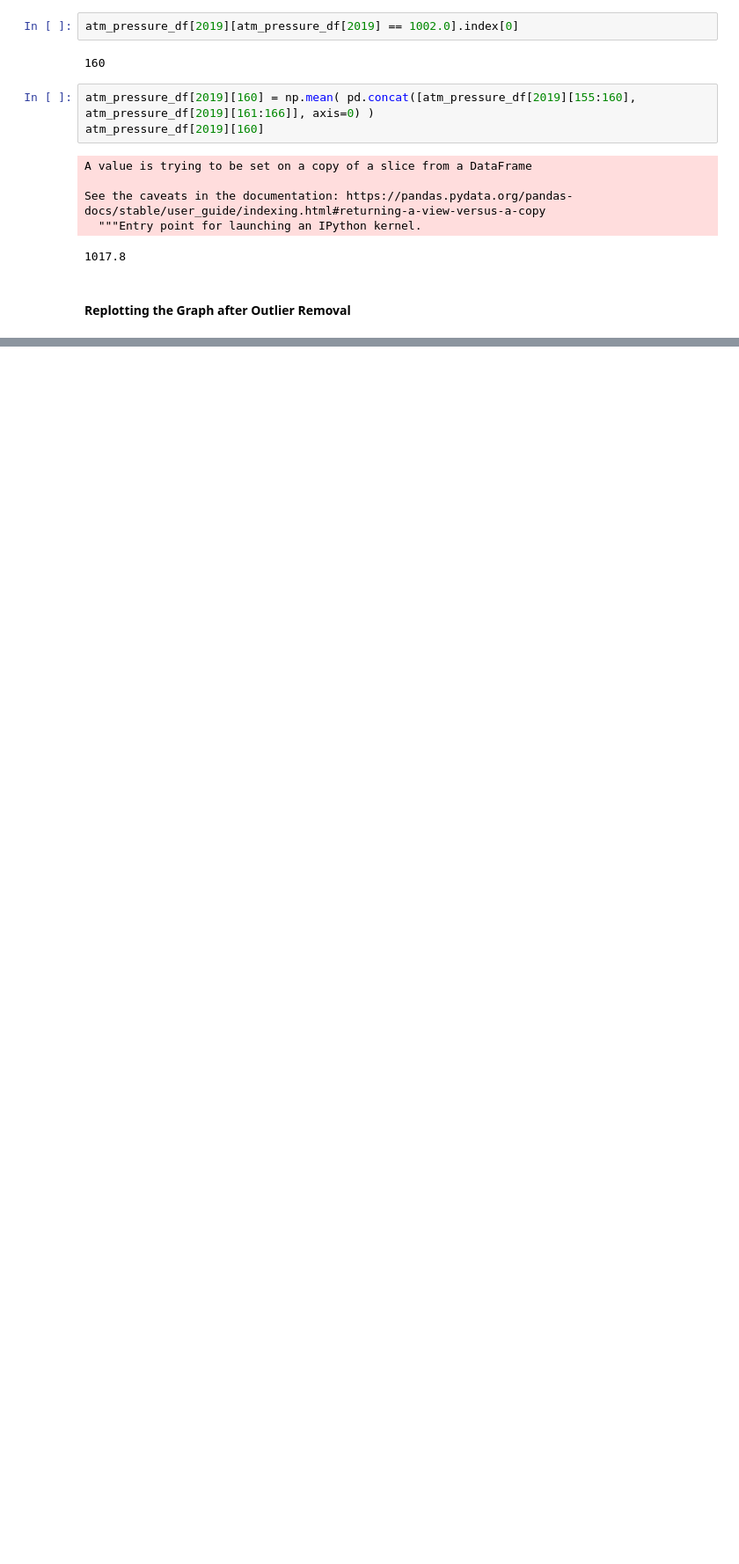
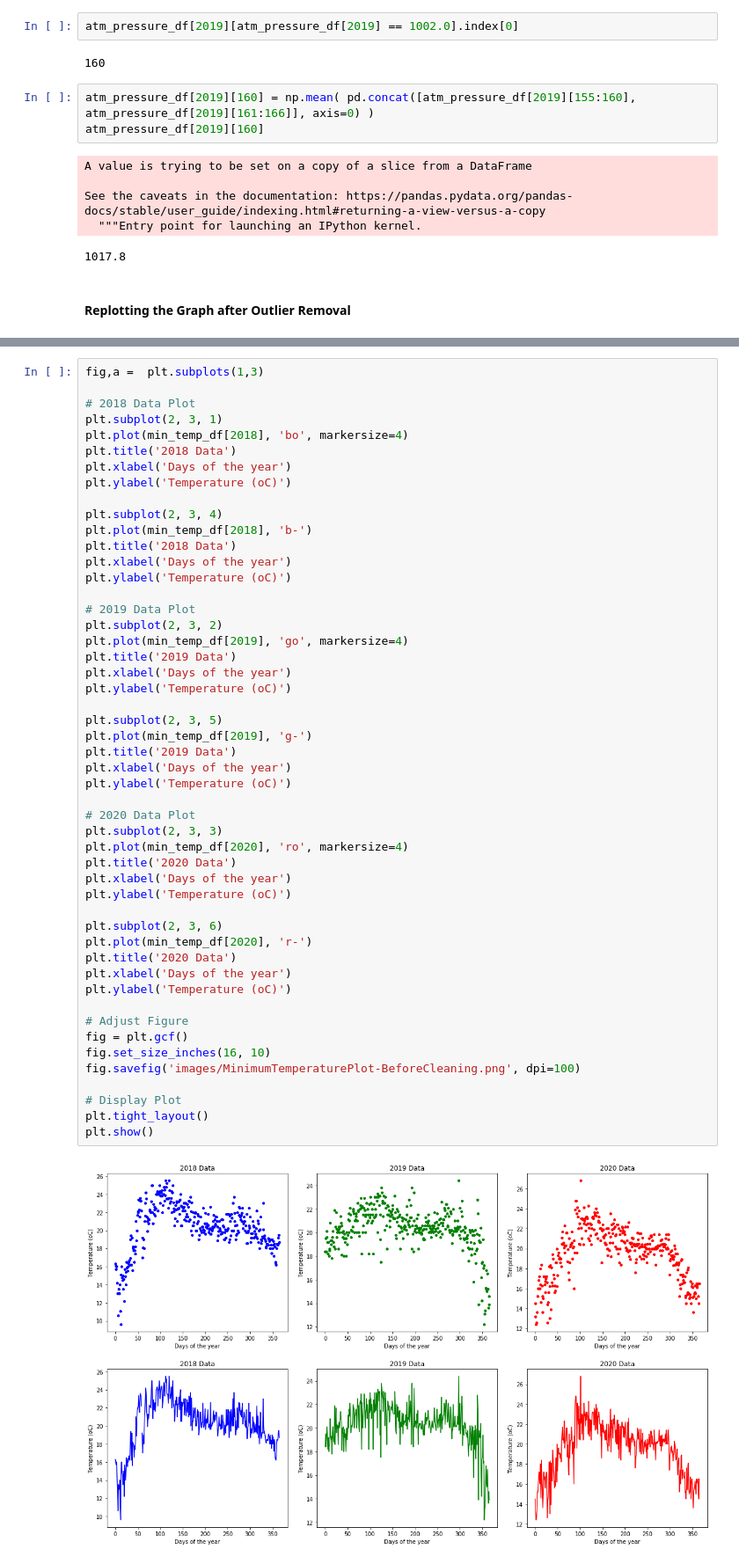
Before and after one commit to olanrewajufarooq/WeatherForecast-LSTMModel, a Jupyter notebook: WeatherForecast.ipynb, the cells around one changed output, grey strips where cells are left out. Shown at 88% size. Cells and saved outputs as stored; diff of their text form; blank space fills up the shorter version.

Commit message:
Min Temperature Data Cleaning

```diff
--- a/WeatherForecast.ipynb
+++ b/WeatherForecast.ipynb
@@ -249,0 +274,52 @@ plt.show()
+# %%
+fig,a =  plt.subplots(1,3)
+
+# 2018 Data Plot
+plt.subplot(2, 3, 1)
+plt.plot(min_temp_df[2018], 'bo', markersize=4)
+plt.title('2018 Data')
+plt.xlabel('Days of the year')
+plt.ylabel('Temperature (oC)')
+
+plt.subplot(2, 3, 4)
+plt.plot(min_temp_df[2018], 'b-')
+plt.title('2018 Data')
+plt.xlabel('Days of the year')
+plt.ylabel('Temperature (oC)')
+
+# 2019 Data Plot
+plt.subplot(2, 3, 2)
+plt.plot(min_temp_df[2019], 'go', markersize=4)
+plt.title('2019 Data')
+plt.xlabel('Days of the year')
+plt.ylabel('Temperature (oC)')
+
+plt.subplot(2, 3, 5)
+plt.plot(min_temp_df[2019], 'g-')
+plt.title('2019 Data')
+plt.xlabel('Days of the year')
+plt.ylabel('Temperature (oC)')
+
+# 2020 Data Plot
+plt.subplot(2, 3, 3)
+plt.plot(min_temp_df[2020], 'ro', markersize=4)
+plt.title('2020 Data')
+plt.xlabel('Days of the year')
+plt.ylabel('Temperature (oC)')
+
+plt.subplot(2, 3, 6)
+plt.plot(min_temp_df[2020], 'r-')
+plt.title('2020 Data')
+plt.xlabel('Days of the year')
+plt.ylabel('Temperature (oC)')
+
+# Adjust Figure
+fig = plt.gcf()
+fig.set_size_inches(16, 10)
+fig.savefig('images/MinimumTemperaturePlot-BeforeCleaning.png', dpi=100)
+
+# Display Plot
+plt.tight_layout()
+plt.show()
+# %% [output]
+[figure, added]
```
Also changed, not shown: parts of 17 cells of this notebook, 4 other files.
